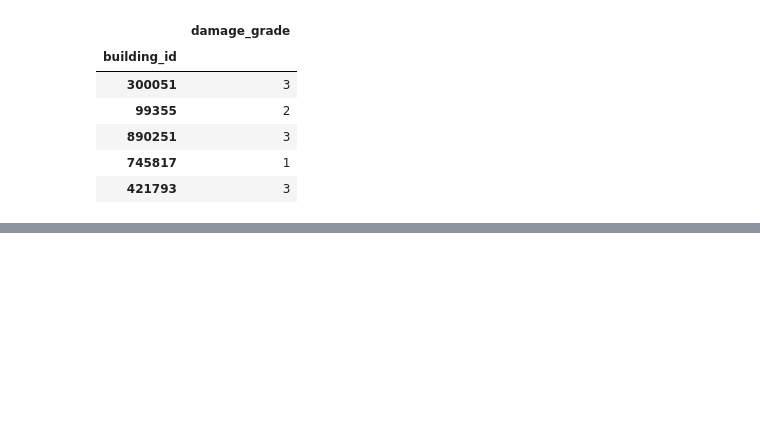
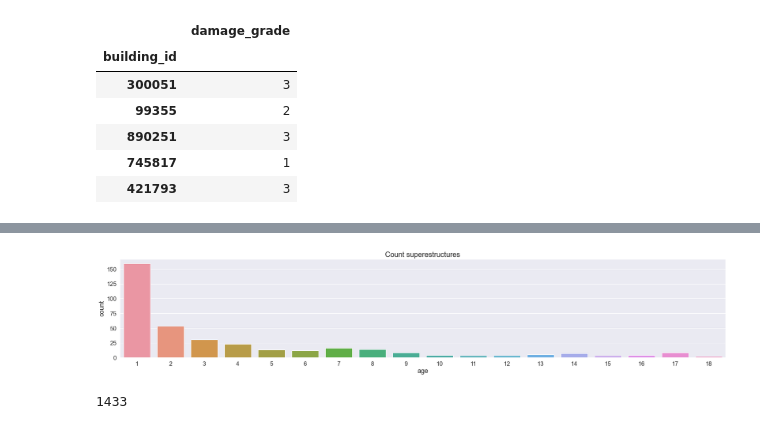
Before and after one commit to GuidoBergman/Datos---TP2-, a Jupyter notebook: KNN.ipynb, the cells around one changed output, grey strips where cells are left out. Cells and saved outputs as stored; diff of their text form; code cells hidden in the pictures; blank space fills up the shorter version.

```diff
--- a/KNN.ipynb
+++ b/KNN.ipynb
@@ -1244,0 +1260,8 @@ train_values_short.to_csv('train_values_short.csv')
+# %%
+count_superestructures = train_values.groupby(['has_superstructure_adobe_mud', 'has_superstructure_mud_mortar_stone',
+       'has_superstructure_stone_flag',
+       'has_superstructure_cement_mortar_stone',
+       'has_superstructure_mud_mortar_brick',
+       'has_superstructure_cement_mortar_brick', 'has_superstructure_timber',
+       'has_superstructure_bamboo', 'has_superstructure_rc_non_engineered',
+       'has_superstructure_rc_engineered', 'has_superstructure_other']).agg({'age':'count'})
@@ -1244,0 +1284,12 @@ train_values_short.to_csv('train_values_short.csv')
+# %%
+plt.figure(figsize=(30,5))
+sns.set(font_scale=1.5)
+sns.countplot(x='age', data=count_superestructures.loc[count_superestructures.age<20])
+plt.title("Count superestructures", fontsize=20)
+plt.show()
+# %% [output]
+[figure, added]
+# %%
+count_superestructures.loc[count_superestructures.age<20].values.sum()
+# %% [output]
+1433
```
Also changed, not shown: parts of 9 cells of this notebook, 3 other files.
